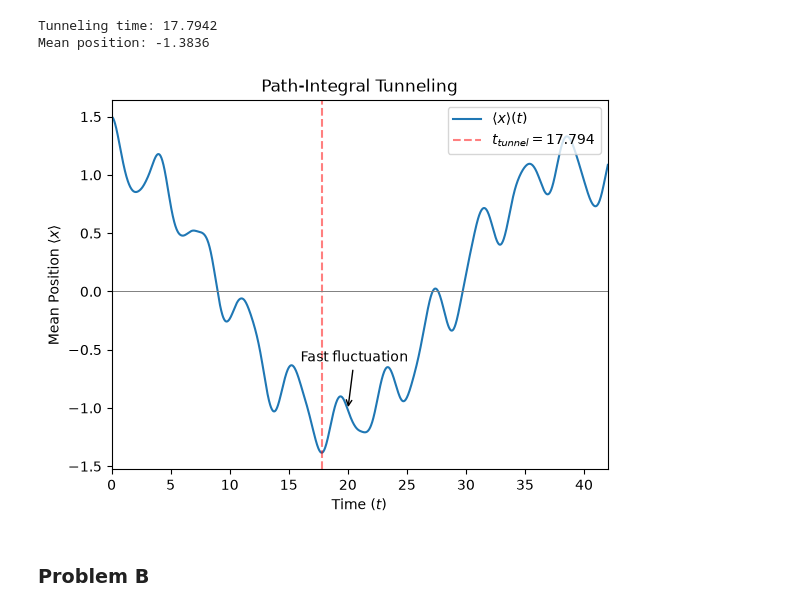
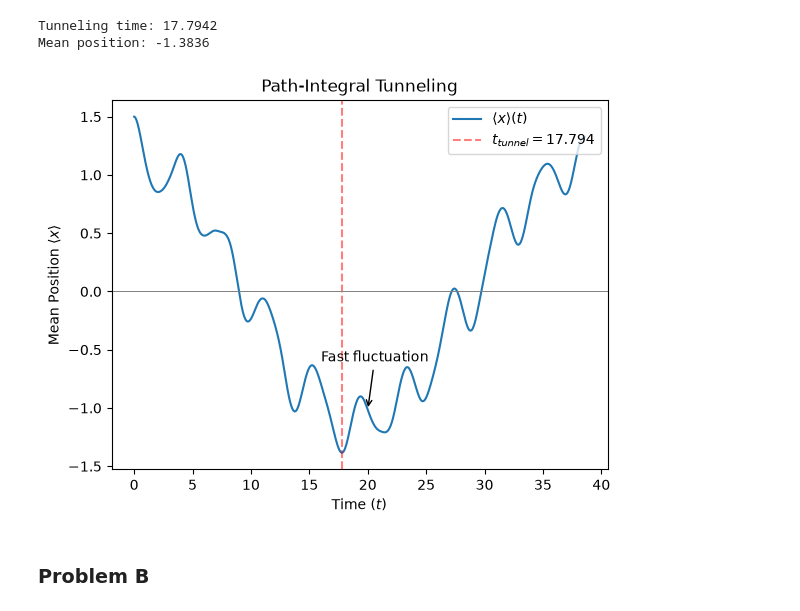
Before and after one commit to amanpalanati/phys142, a Jupyter notebook: assignments/assignment2/assignment2.ipynb, the cells around one changed output. Drawn from its saved outputs; the diff is of its cells as text; code cells hidden in the pictures.

```diff
--- a/assignments/assignment2/assignment2.ipynb
+++ b/assignments/assignment2/assignment2.ipynb
@@ -38,11 +38,11 @@ def V_plus(x):
 def V_minus(x):
 	return 4 * (x + XMIN)**2
 
-def psi_gaussian(x, xmin):
+def psi_harmonic(x, xmin):
     return (OMEGA / np.pi)**0.25 * np.exp(-OMEGA / 2 * (x - xmin)**2)
 
-psi_plus = psi_gaussian(x, XMIN)
-psi_minus = psi_gaussian(x, -XMIN)
+psi_plus = psi_harmonic(x, XMIN)
+psi_minus = psi_harmonic(x, -XMIN)
 
 psi_S = (psi_plus + psi_minus) / np.sqrt(2)
 psi_A = (psi_plus - psi_minus) / np.sqrt(2)
@@ -86,7 +86,7 @@ def evolve(psi_initial, kernel, dx, nt):
 
     return psi
 
-T = 20 * np.pi
+T = 2 * np.pi / 0.16284330
 NT = int(np.ceil(T / DT))
 t = np.arange(NT + 1) * DT
 
@@ -114,22 +114,22 @@ Mean position: -1.3836
 # %%
 fig, ax = plt.subplots()
 plt.plot(t, x_mean, label=r"$\langle x \rangle(t)$")
 plt.axvline(t_tunnel, color="red", linestyle="--", alpha=0.5,
             label=fr"$t_{{tunnel}} = {t_tunnel:.3f}$")
 plt.axhline(0, color="gray", linewidth=0.7)
 ax.annotate(
     "Fast fluctuation",
     xy=(20, x_mean[np.argmin(np.abs(t - 20))]),
     xytext=(16, -0.6),
     arrowprops=dict(arrowstyle="->"),
 )
 
 ax.set(xlabel="Time $(t)$", ylabel=r"Mean Position $\langle x \rangle$",
-       title="Path-Integral Tunneling",xlim=(0, 42))
+       title="Path-Integral Tunneling")
 plt.legend(loc="upper right")
 plt.show()
 # %% [output]
-[figure, old version]
+[figure, new version]
 # %% [markdown]
 ### Problem B
 # %%
```
